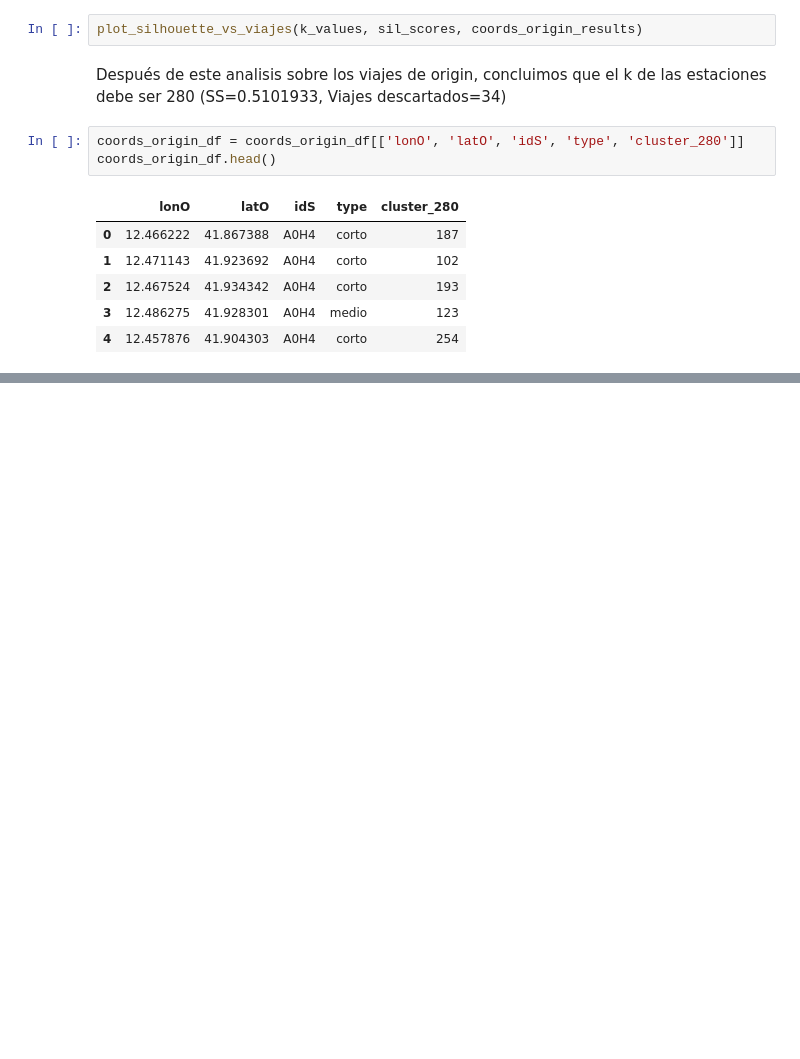
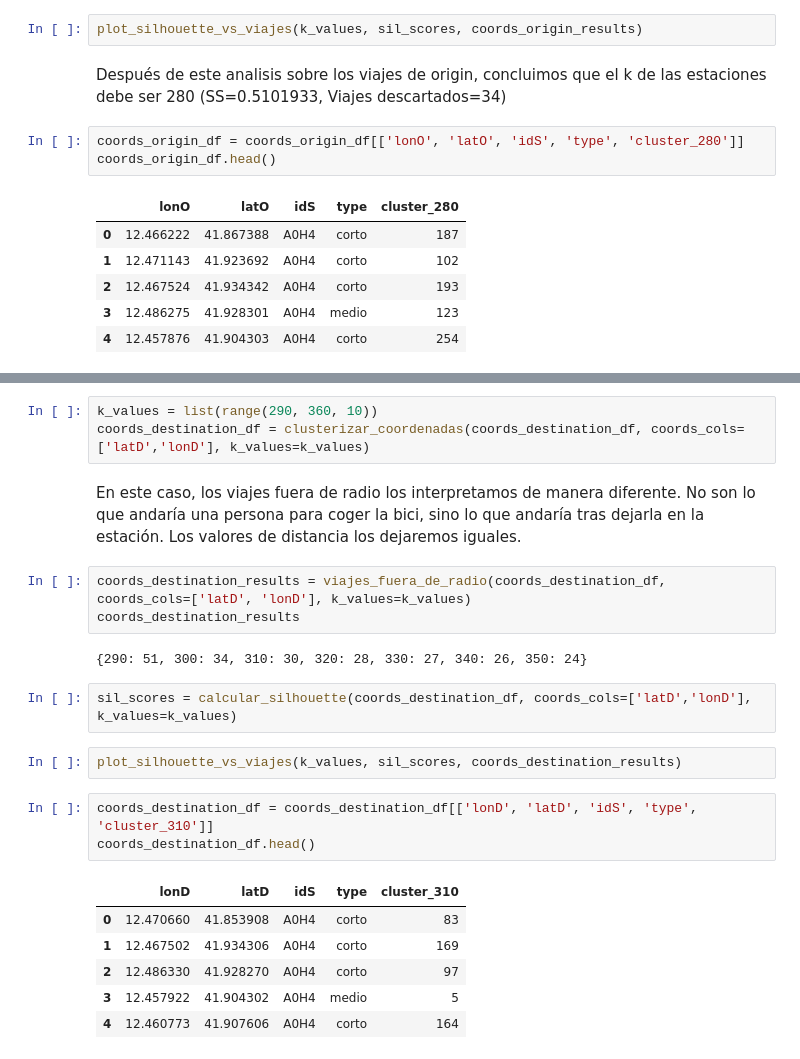
Before and after one commit to maariogutierrez/mobility-optimization, a Jupyter notebook: stations.ipynb, the cells around one changed output, grey strips where cells are left out. Saved outputs shown, nothing was run; the diff lists cells and outputs as text; blank space fills up the shorter version.

Commit message:
Destination stations

```diff
--- a/stations.ipynb
+++ b/stations.ipynb
@@ -324,0 +324,24 @@ KeyError: 'cluster_280'
+# %%
+k_values = list(range(290, 360, 10))
+coords_destination_df = clusterizar_coordenadas(coords_destination_df, coords_cols=['latD','lonD'], k_values=k_values)
+# %% [markdown]
+En este caso, los viajes fuera de radio los interpretamos de manera diferente. No son lo que andaría una persona para coger la bici, sino lo que andaría tras dejarla en la estación. Los valores de distancia los dejaremos iguales.
+# %%
+coords_destination_results = viajes_fuera_de_radio(coords_destination_df, coords_cols=['latD', 'lonD'], k_values=k_values)
+coords_destination_results
+# %% [output]
+{290: 51, 300: 34, 310: 30, 320: 28, 330: 27, 340: 26, 350: 24}
+# %%
+sil_scores = calcular_silhouette(coords_destination_df, coords_cols=['latD','lonD'], k_values=k_values)
+# %%
+plot_silhouette_vs_viajes(k_values, sil_scores, coords_destination_results)
+# %%
+coords_destination_df = coords_destination_df[['lonD', 'latD', 'idS', 'type', 'cluster_310']]
+coords_destination_df.head()
+# %% [output]
+|  | lonD | latD | idS | type | cluster_310 |
+| 0 | 12.470660 | 41.853908 | A0H4 | corto | 83 |
+| 1 | 12.467502 | 41.934306 | A0H4 | corto | 169 |
+| 2 | 12.486330 | 41.928270 | A0H4 | corto | 97 |
+| 3 | 12.457922 | 41.904302 | A0H4 | medio | 5 |
+| 4 | 12.460773 | 41.907606 | A0H4 | corto | 164 |
```
Also changed, not shown: parts of 8 cells of this notebook, 3 other files.
